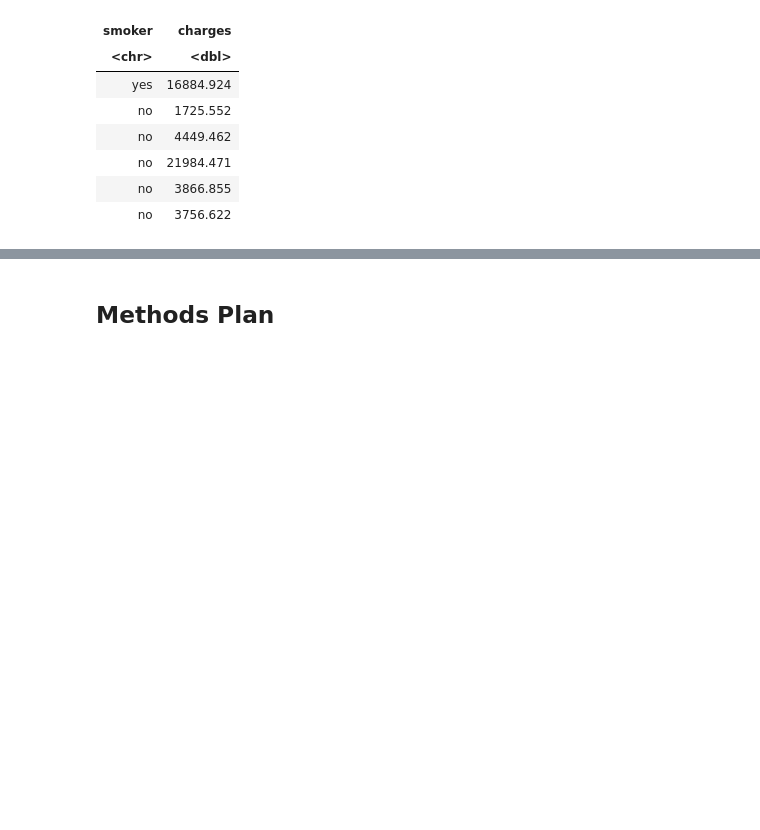
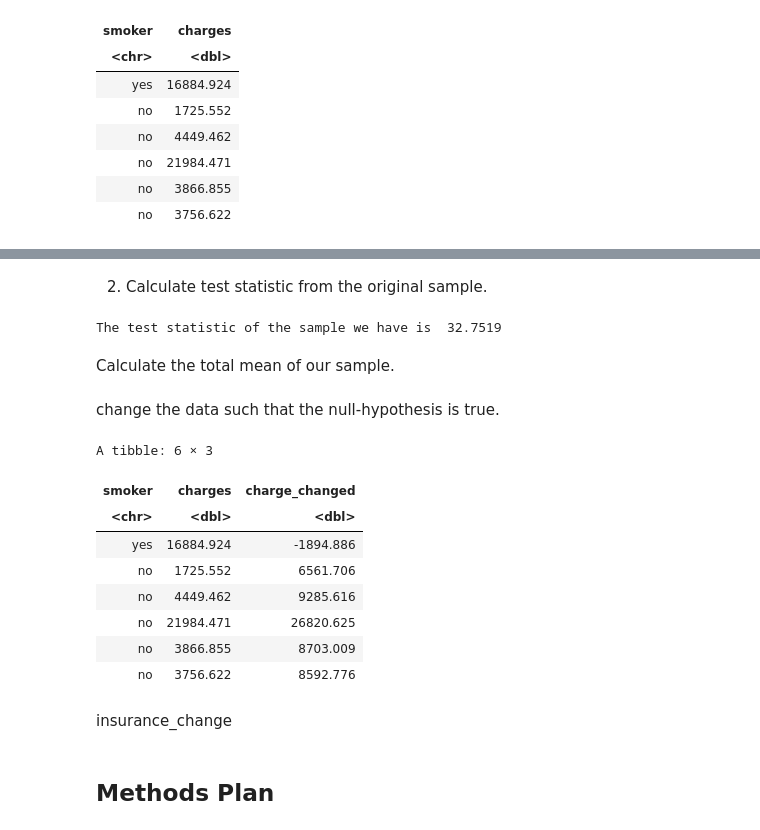
Before and after one commit to Yuji03b/STAT-201-GROUP-1, a Jupyter notebook: proposal.ipynb, the cells around one changed output, grey strips where cells are left out. Saved outputs shown, nothing was run; the diff lists cells and outputs as text; code cells hidden in the pictures; blank space fills up the shorter version.

```diff
--- a/proposal.ipynb
+++ b/proposal.ipynb
@@ -154,0 +157,6 @@ A tibble: 6 × 2
+# %%
+insurance_original <- insurance %>%
+    group_by(smoker) %>%
+    summarize(mean = mean(charges), sd = sd(charges),n=n(),var=var(charges)/n())
+
+insurance_original
@@ -155,3 +169,34 @@ A tibble: 6 × 2
+# %% [markdown]
+2. Calculate test statistic from the original sample.
+# %%
+original_t <- (insurance_original$mean[2]-insurance_original$mean[1])/sqrt(insurance_original$var[2]+insurance_original$var[1])
+cat("The test statistic of the sample we have is ", round(original_t,4))
+# %% [output]
+The test statistic of the sample we have is  32.7519
+# %% [markdown]
+Calculate the total mean of our sample.
+# %%
+total_mean <- mean(insurance$charges)
+# %% [markdown]
+ change the data such that the null-hypothesis is true.
+# %%
+
+insurance_changed <-  insurance %>%
+        mutate(charge_changed= ifelse(smoker=="yes",charges -insurance_original$mean[2] +total_mean,charges -insurance_original$mean[1] +total_mean))
+
+head(insurance_changed)
+# %% [output]
+A tibble: 6 × 3
+| smoker | charges | charge_changed |
+| <chr> | <dbl> | <dbl> |
+| yes | 16884.924 | -1894.886 |
+| no | 1725.552 | 6561.706 |
+| no | 4449.462 | 9285.616 |
+| no | 21984.471 | 26820.625 |
+| no | 3866.855 | 8703.009 |
+| no | 3756.622 | 8592.776 |
+# %% [markdown]
+insurance_change
 # %% [markdown]
 ## Methods Plan
 # %% [markdown]
```
Also changed, not shown: parts of 2 cells of this notebook.
